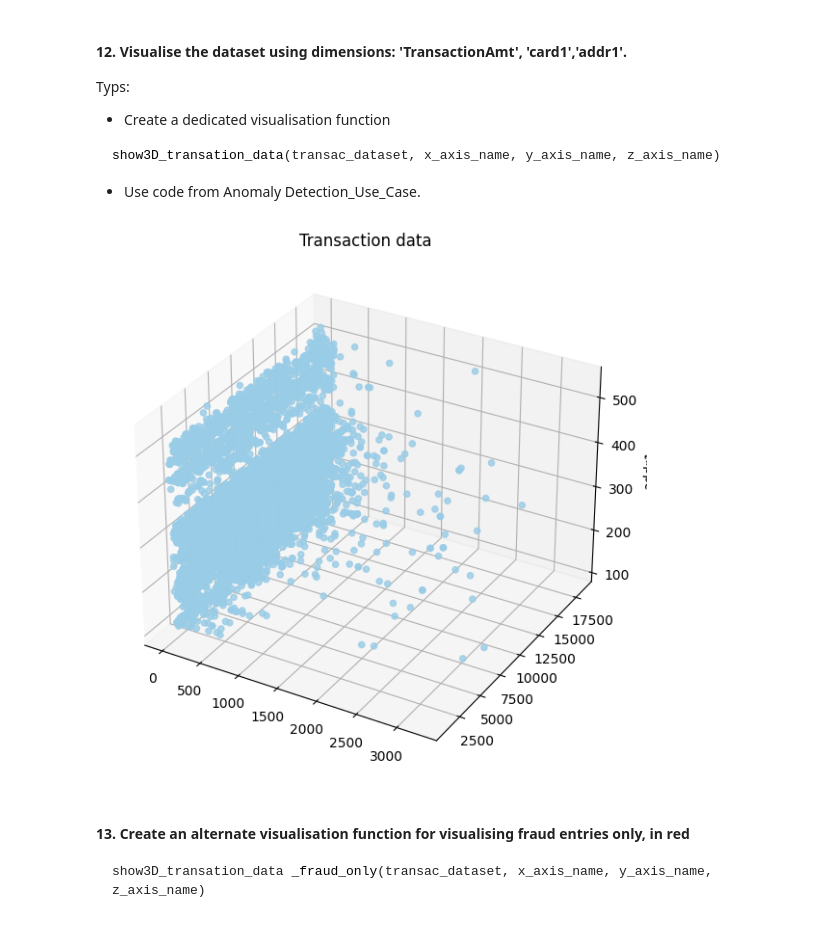
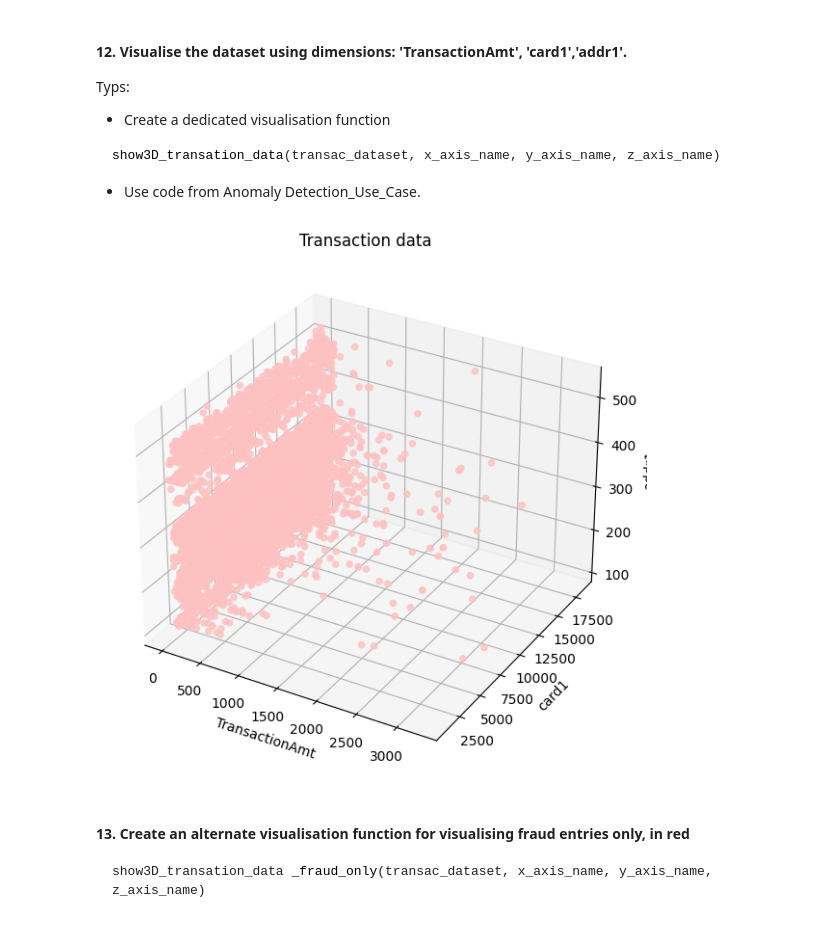
Before and after one commit to Ekliipce/Machine-Learning-for-Cybersecurite, a Jupyter notebook: anomaly_detection/cyberml-lab-session-1-anomaly-detection.ipynb, the cells around one changed output. Drawn from its saved outputs; the diff is of its cells as text; code cells hidden in the pictures.

````diff
--- a/anomaly_detection/cyberml-lab-session-1-anomaly-detection.ipynb
+++ b/anomaly_detection/cyberml-lab-session-1-anomaly-detection.ipynb
@@ -250,18 +253,20 @@ show3D_transation_data(transac_dataset, x_axis_name, y_axis_name, z_axis_name)
 # %%
 def show3D_transaction_data(transac_dataset, x_axis_name, y_axis_name, z_axis_name, figsize=(10, 7)):
     fig = plt.figure(figsize=figsize)
     ax = fig.add_subplot(111, projection='3d')
 
     ax.set_title("Transaction data")
     ax.scatter(transac_dataset[x_axis_name], transac_dataset[y_axis_name], transac_dataset[z_axis_name],
-               color=(0.6, 0.8, 0.9), marker='o', alpha=0.8)
+               color="#FFC1C1", marker='o', alpha=0.8)
+    ax.set_xlabel(x_axis_name)
+    ax.set_ylabel(y_axis_name)
     ax.set_zlabel(z_axis_name)
 
     plt.show()
 
 show3D_transaction_data(reduced_transaction_df, 'TransactionAmt', 'card1', 'addr1')
 # %% [output]
-[figure, old version]
+[figure, new version]
 # %% [markdown]
 #### 13. Create an alternate visualisation function for visualising fraud entries only, in red
 ```python
````
Also changed, not shown: parts of 18 cells of this notebook.
